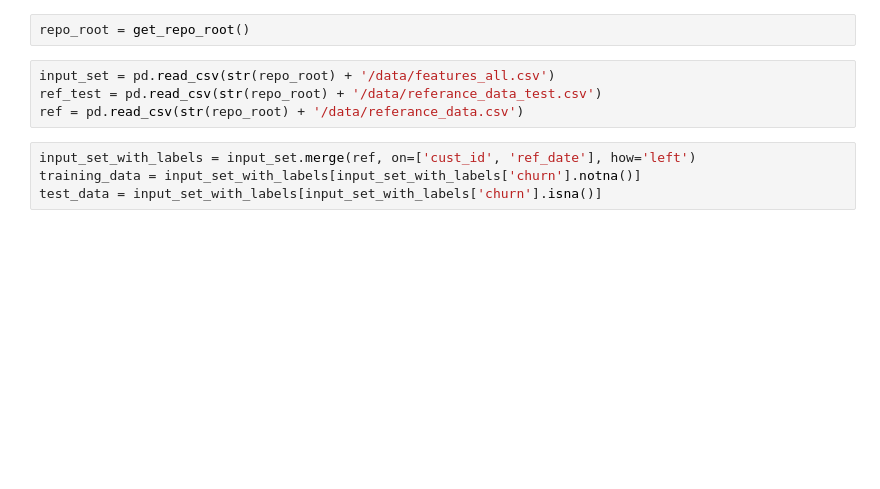
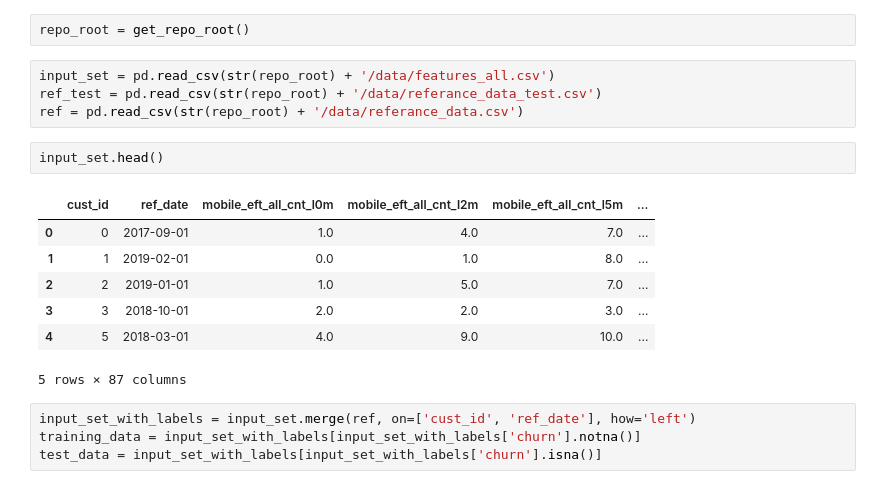
Before and after one commit to bthnsrts/datathon-team-guney-kampus, a Jupyter notebook: notebooks/statistical_modelling.ipynb, the cells around one changed output. Cells and saved outputs as stored; diff of their text form; blank space fills up the shorter version.

```diff
--- a/notebooks/statistical_modelling.ipynb
+++ b/notebooks/statistical_modelling.ipynb
@@ -15,6 +18,16 @@ repo_root = get_repo_root()
 input_set = pd.read_csv(str(repo_root) + '/data/features_all.csv')
 ref_test = pd.read_csv(str(repo_root) + '/data/referance_data_test.csv')
 ref = pd.read_csv(str(repo_root) + '/data/referance_data.csv')
+# %%
+input_set.head()
+# %% [output]
+|  | cust_id | ref_date | mobile_eft_all_cnt_l0m | mobile_eft_all_cnt_l2m | mobile_eft_all_cnt_l5m | ... |
+| 0 | 0 | 2017-09-01 | 1.0 | 4.0 | 7.0 | ... |
+| 1 | 1 | 2019-02-01 | 0.0 | 1.0 | 8.0 | ... |
+| 2 | 2 | 2019-01-01 | 1.0 | 5.0 | 7.0 | ... |
+| 3 | 3 | 2018-10-01 | 2.0 | 2.0 | 3.0 | ... |
+| 4 | 5 | 2018-03-01 | 4.0 | 9.0 | 10.0 | ... |
+5 rows × 87 columns
 # %%
 input_set_with_labels = input_set.merge(ref, on=['cust_id', 'ref_date'], how='left')
 training_data = input_set_with_labels[input_set_with_labels['churn'].notna()]
```
Also changed, not shown: parts of 20 cells of this notebook.
